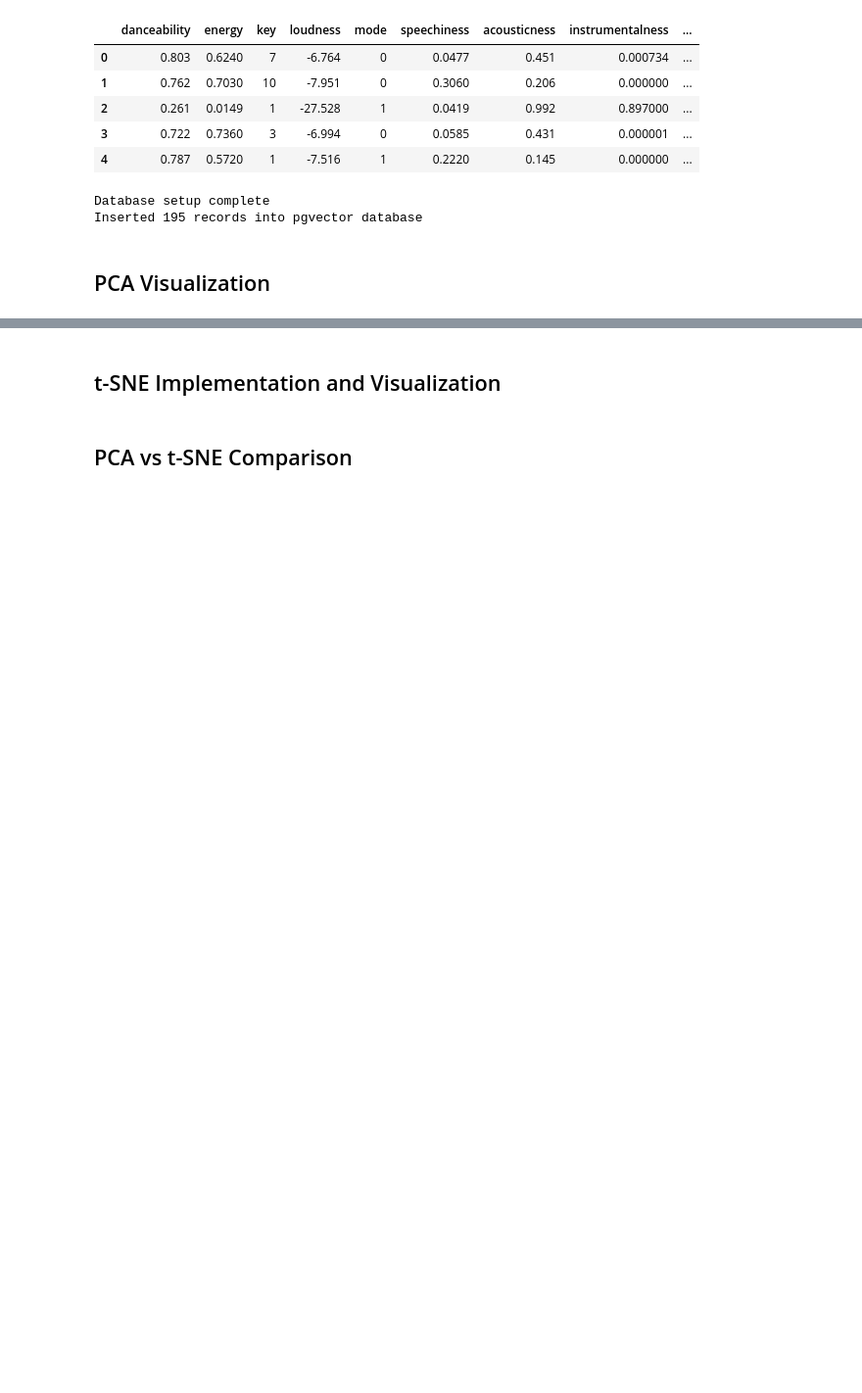
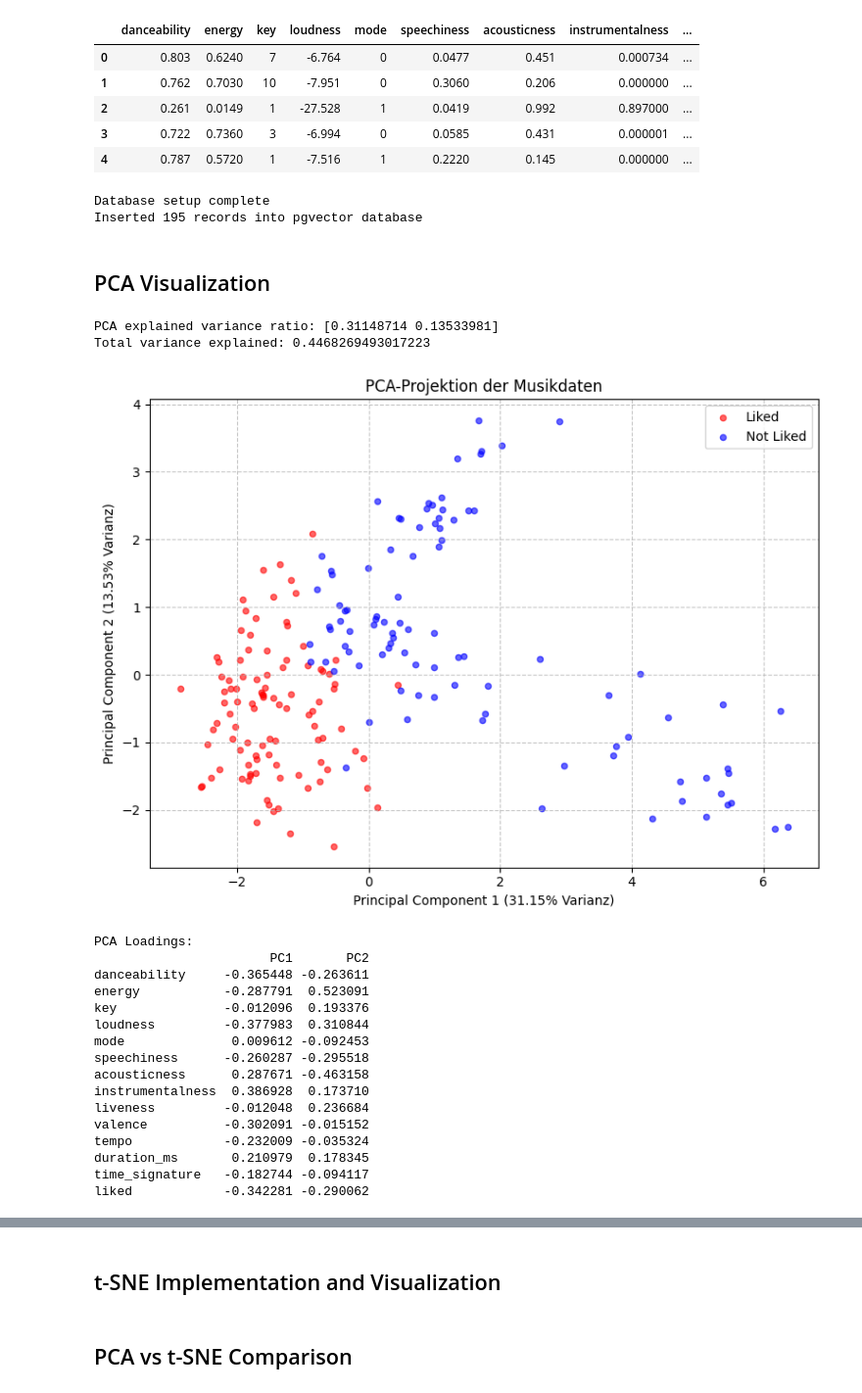
Before and after one commit to Thrillerninja/Musik-Analysis-via-t-SNE-und-PCA, a Jupyter notebook: Visulalization.ipynb, the cells around one changed output, grey strips where cells are left out. Shown at 98% size. Drawn from its saved outputs; the diff is of its cells as text; code cells hidden in the pictures; blank space fills up the shorter version.

```diff
--- a/Visulalization.ipynb
+++ b/Visulalization.ipynb
@@ -108,62 +108,81 @@ def perform_pca_analysis():
     print("Total variance explained:", sum(pca.explained_variance_ratio_))
 
     # Basic PCA visualization
-    plt.figure(figsize=(12, 10))
+    plt.figure(figsize=(8, 6))
 
-    # If we have liked/disliked labels, use them for coloring
-    if liked is not None:
-        scatter = plt.scatter(pca_result[:, 0], pca_result[:, 1],
-                             c=liked, alpha=0.6, s=30, cmap='coolwarm')
-        plt.colorbar(scatter, label='Liked (1) / Disliked (0)')
-    else:
-        # Otherwise use a default coloring
-        scatter = plt.scatter(pca_result[:, 0], pca_result[:, 1],
-                             alpha=0.6, s=30)
+    # Use liked/disliked labels for coloring
+    scatter = plt.scatter(pca_result[liked == 1, 0], pca_result[liked == 1, 1],
+                          c='red', alpha=0.6, s=20, label='Liked')
+    scatter = plt.scatter(pca_result[liked == 0, 0], pca_result[liked == 0, 1],
+                          c='blue', alpha=0.6, s=20, label='Not Liked')
 
     plt.title('PCA-Projektion der Musikdaten')
     plt.xlabel(f'Principal Component 1 ({pca.explained_variance_ratio_[0]:.2%} Varianz)')
     plt.ylabel(f'Principal Component 2 ({pca.explained_variance_ratio_[1]:.2%} Varianz)')
     plt.grid(True, linestyle='--', alpha=0.7)
+    plt.legend()
     plt.tight_layout()
-    plt.savefig('pca_visualization.png', dpi=300)
+    plt.savefig('Documentation/resources/images/pca_visualization.png', dpi=300)
     plt.show()
 
     # Analyze PCA loadings
     loadings = pd.DataFrame(
         pca.components_.T,
         columns=['PC1', 'PC2'],
-        index=vector_features
+        index=song_features
     )
     print("\nPCA Loadings:")
     print(loadings)
 
     # Visualize loadings
     plt.figure(figsize=(12, 8))
-    plt.barh(vector_features, loadings['PC1'], color='blue', alpha=0.6, label='PC1')
-    plt.barh(vector_features, loadings['PC2'], color='red', alpha=0.6, label='PC2')
+    plt.barh(song_features, loadings['PC1'], color='blue', alpha=0.6, label='PC1')
+    plt.barh(song_features, loadings['PC2'], color='red', alpha=0.6, label='PC2')
     plt.xlabel('Contribution to Principal Component')
     plt.title('Feature Loadings for Principal Components')
     plt.legend()
     plt.tight_layout()
-    plt.savefig('pca_loadings.png', dpi=300)
+    plt.savefig('Documentation/resources/images/pca_loadings.png', dpi=300)
     plt.show()
 
     # Plot grid of charts with all features highlighted
     fig, axes = plt.subplots(4, 4, figsize=(18, 15))
     axes = axes.flatten()
 
-    for i, feature in enumerate(vector_features):
+    for i, feature in enumerate(song_features):
         high_feature = features_standardized[:, i] > 1.0  # Standardized value > 1.0
         axes[i].scatter(pca_result[:, 0], pca_result[:, 1], c='lightgray', alpha=0.5, s=30)
         axes[i].scatter(pca_result[high_feature, 0], pca_result[high_feature, 1], s=50, alpha=0.8, label=f'High {feature}')
         axes[i].set_title(f'PCA Projection with High {feature.capitalize()}')
         axes[i].set_xlabel(f'Principal Component 1 ({pca.explained_variance_ratio_[0]:.2%} Variance)')
         axes[i].set_ylabel(f'Principal Component 2 ({pca.explained_variance_ratio_[1]:.2%} Variance)')
         axes[i].grid(True, linestyle='--', alpha=0.7)
         axes[i].legend()
 
     plt.tight_layout()
-    plt.savefig('pca_highlighted_features_grid.png', dpi=300)
+    plt.savefig('Documentation/resources/images/pca_highlighted_features_grid.png', dpi=300)
     plt.show()
 
     return pca_result, pca
+
+pca_result, pca = perform_pca_analysis()
+# %% [output]
+PCA explained variance ratio: [0.31148714 0.13533981]
+Total variance explained: 0.4468269493017223
+[figure, added]
+PCA Loadings:
+                       PC1       PC2
+danceability     -0.365448 -0.263611
+energy           -0.287791  0.523091
+key              -0.012096  0.193376
+loudness         -0.377983  0.310844
+mode              0.009612 -0.092453
+speechiness      -0.260287 -0.295518
+acousticness      0.287671 -0.463158
+instrumentalness  0.386928  0.173710
+liveness         -0.012048  0.236684
+valence          -0.302091 -0.015152
+tempo            -0.232009 -0.035324
+duration_ms       0.210979  0.178345
+time_signature   -0.182744 -0.094117
+liked            -0.342281 -0.290062
```
Also changed, not shown: parts of 6 cells of this notebook, 6 other files.
